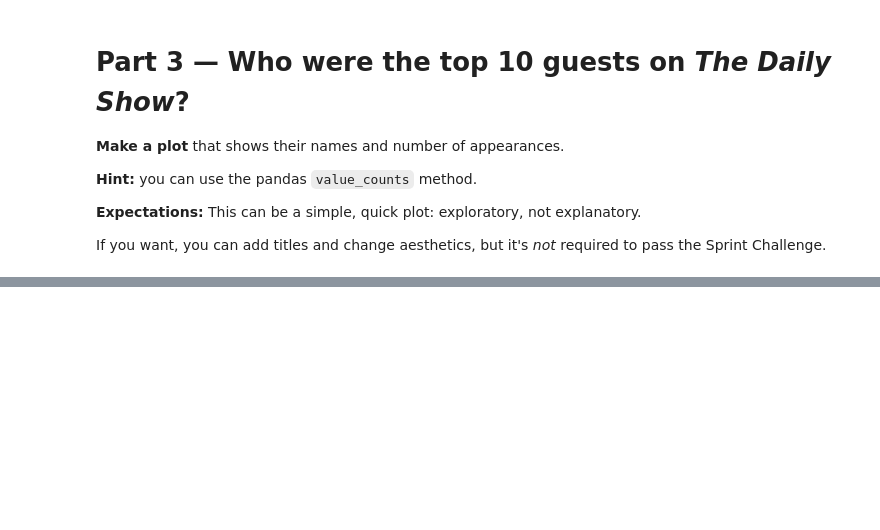
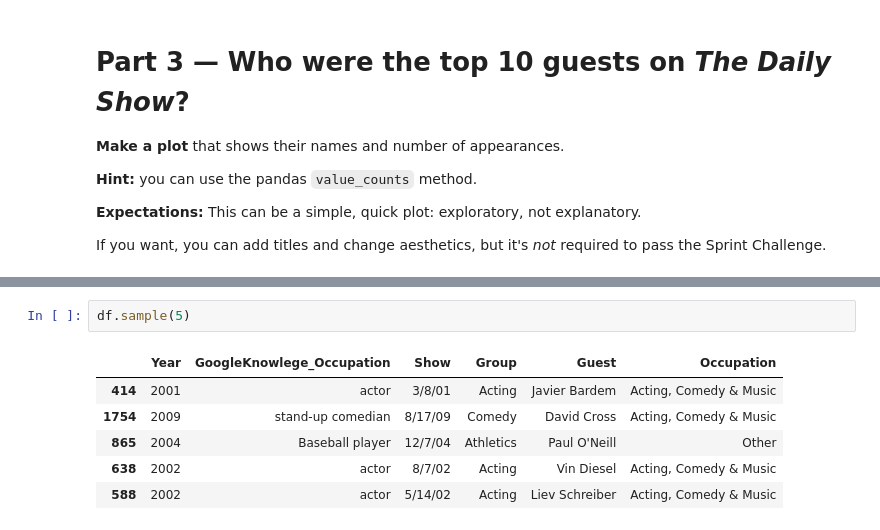
Before and after one commit to bloominstituteoftechnology/DS-Sprint-02-Storytelling-With-Data, a Jupyter notebook: DS_Unit_1_Sprint_Challenge_2.ipynb, the cells around one changed output, grey strips where cells are left out. Cells and saved outputs as stored; diff of their text form; blank space fills up the shorter version.

```diff
--- a/DS_Unit_1_Sprint_Challenge_2.ipynb
+++ b/DS_Unit_1_Sprint_Challenge_2.ipynb
@@ -133,0 +169,9 @@ topten.plot.bar()
+# %%
+df.sample(5)
+# %% [output]
+|  | Year | GoogleKnowlege_Occupation | Show | Group | Guest | Occupation |
+| 414 | 2001 | actor | 3/8/01 | Acting | Javier Bardem | Acting, Comedy & Music |
+| 1754 | 2009 | stand-up comedian | 8/17/09 | Comedy | David Cross | Acting, Comedy & Music |
+| 865 | 2004 | Baseball player | 12/7/04 | Athletics | Paul O'Neill | Other |
+| 638 | 2002 | actor | 8/7/02 | Acting | Vin Diesel | Acting, Comedy & Music |
+| 588 | 2002 | actor | 5/14/02 | Acting | Liev Schreiber | Acting, Comedy & Music |
```
Also changed, not shown: parts of 18 cells of this notebook.
